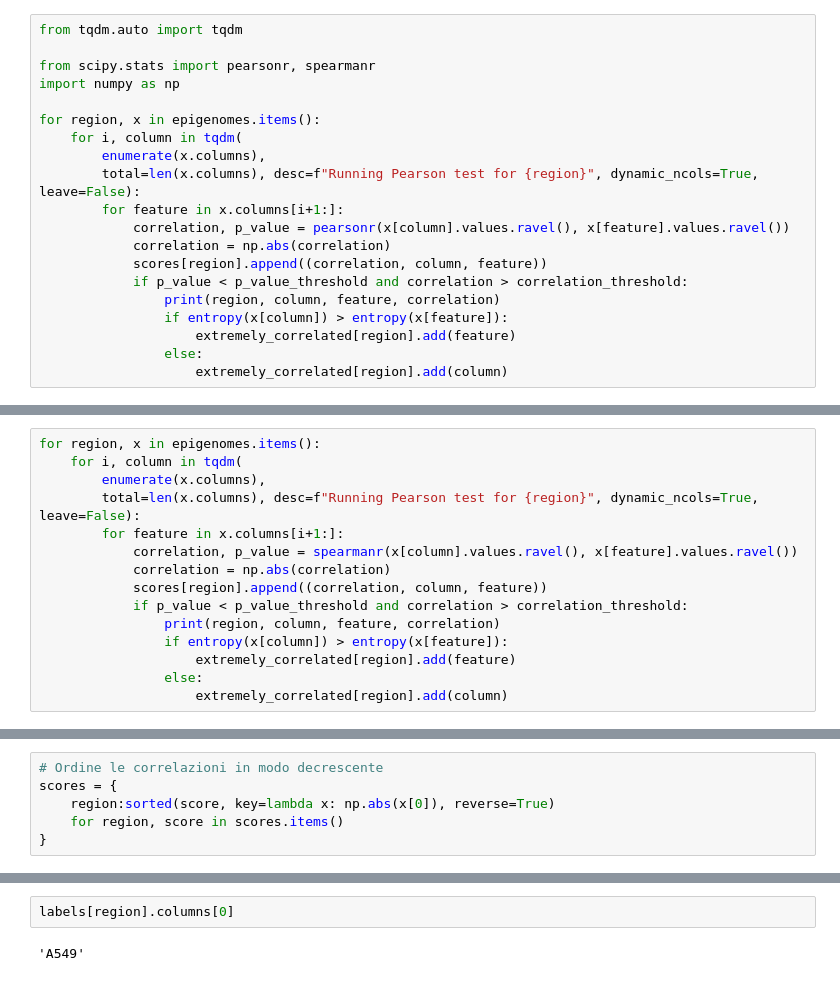
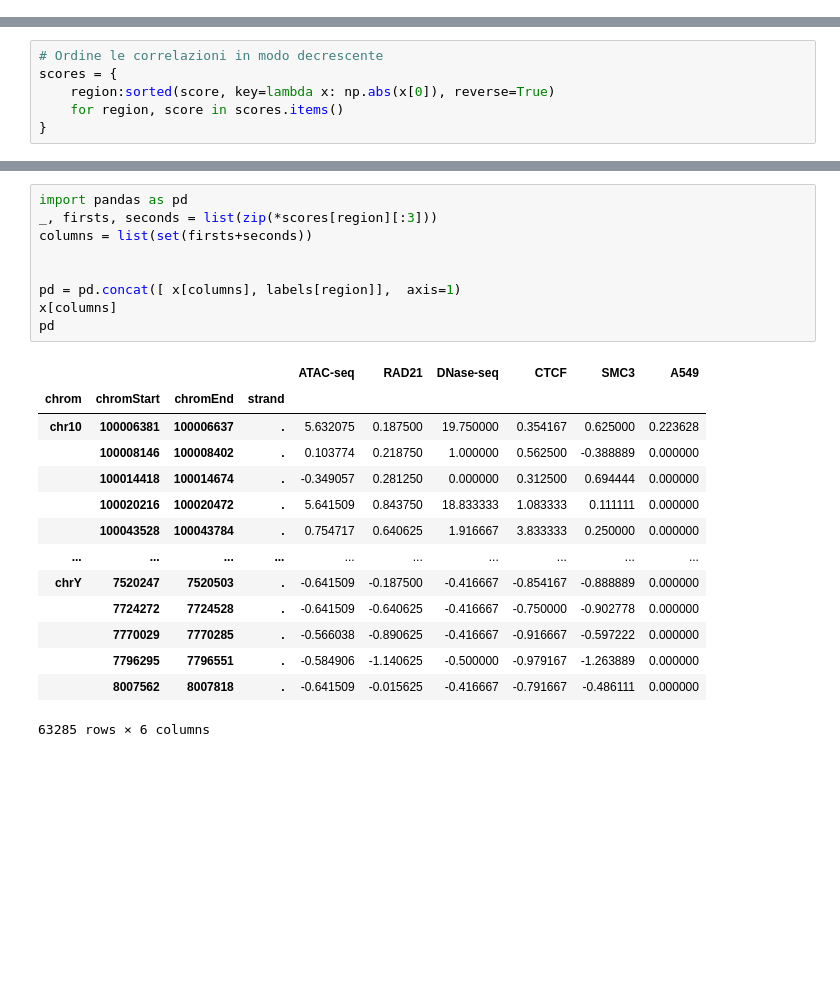
Before and after one commit to NaomiDemolli/Bioinformatics_project, a Jupyter notebook: code/project_complet.ipynb, the cells around one changed output, grey strips where cells are left out. Saved outputs shown, nothing was run; the diff lists cells and outputs as text; blank space fills up the shorter version.

Commit message:
update project and correlation

```diff
--- a/code/project_complet.ipynb
+++ b/code/project_complet.ipynb
@@ -223,23 +232,3 @@ scores = {
     region: []
     for region in epigenomes
 }
-# %%
-from tqdm.auto import tqdm
-
-from scipy.stats import pearsonr, spearmanr
-import numpy as np
-
-for region, x in epigenomes.items():
-    for i, column in tqdm(
-        enumerate(x.columns),
-        total=len(x.columns), desc=f"Running Pearson test for {region}", dynamic_ncols=True, leave=False):
-        for feature in x.columns[i+1:]:
-            correlation, p_value = pearsonr(x[column].values.ravel(), x[feature].values.ravel())
-            correlation = np.abs(correlation)
-            scores[region].append((correlation, column, feature))
-            if p_value < p_value_threshold and correlation > correlation_threshold:
-                print(region, column, feature, correlation)
-                if entropy(x[column]) > entropy(x[feature]):
-                    extremely_correlated[region].add(feature)
-                else:
-                    extremely_correlated[region].add(column)
@@ -248,15 +234,0 @@ for region, x in epigenomes.items():
-# %%
-for region, x in epigenomes.items():
-    for i, column in tqdm(
-        enumerate(x.columns),
-        total=len(x.columns), desc=f"Running Pearson test for {region}", dynamic_ncols=True, leave=False):
-        for feature in x.columns[i+1:]:
-            correlation, p_value = spearmanr(x[column].values.ravel(), x[feature].values.ravel())
-            correlation = np.abs(correlation)
-            scores[region].append((correlation, column, feature))
-            if p_value < p_value_threshold and correlation > correlation_threshold:
-                print(region, column, feature, correlation)
-                if entropy(x[column]) > entropy(x[feature]):
-                    extremely_correlated[region].add(feature)
-                else:
-                    extremely_correlated[region].add(column)
@@ -290,4 +269,24 @@ Most correlated features from enhancers
 # %%
-labels[region].columns[0]
+import pandas as pd
+_, firsts, seconds = list(zip(*scores[region][:3]))
+columns = list(set(firsts+seconds))
+
+
+pd = pd.concat([ x[columns], labels[region]],  axis=1)
+x[columns]
+pd
 # %% [output]
+|  |  |  |  | ATAC-seq | RAD21 | DNase-seq | CTCF | SMC3 | A549 |
+| chrom | chromStart | chromEnd | strand |  |  |  |  |  |  |
+| chr10 | 100006381 | 100006637 | . | 5.632075 | 0.187500 | 19.750000 | 0.354167 | 0.625000 | 0.223628 |
+|  | 100008146 | 100008402 | . | 0.103774 | 0.218750 | 1.000000 | 0.562500 | -0.388889 | 0.000000 |
+|  | 100014418 | 100014674 | . | -0.349057 | 0.281250 | 0.000000 | 0.312500 | 0.694444 | 0.000000 |
+|  | 100020216 | 100020472 | . | 5.641509 | 0.843750 | 18.833333 | 1.083333 | 0.111111 | 0.000000 |
+|  | 100043528 | 100043784 | . | 0.754717 | 0.640625 | 1.916667 | 3.833333 | 0.250000 | 0.000000 |
+| ... | ... | ... | ... | ... | ... | ... | ... | ... | ... |
+| chrY | 7520247 | 7520503 | . | -0.641509 | -0.187500 | -0.416667 | -0.854167 | -0.888889 | 0.000000 |
+|  | 7724272 | 7724528 | . | -0.641509 | -0.640625 | -0.416667 | -0.750000 | -0.902778 | 0.000000 |
+|  | 7770029 | 7770285 | . | -0.566038 | -0.890625 | -0.416667 | -0.916667 | -0.597222 | 0.000000 |
+|  | 7796295 | 7796551 | . | -0.584906 | -1.140625 | -0.500000 | -0.979167 | -1.263889 | 0.000000 |
+|  | 8007562 | 8007818 | . | -0.641509 | -0.015625 | -0.416667 | -0.791667 | -0.486111 | 0.000000 |
-'A549'
+63285 rows × 6 columns
```
Also changed, not shown: parts of 28 cells of this notebook, 1 other file.
